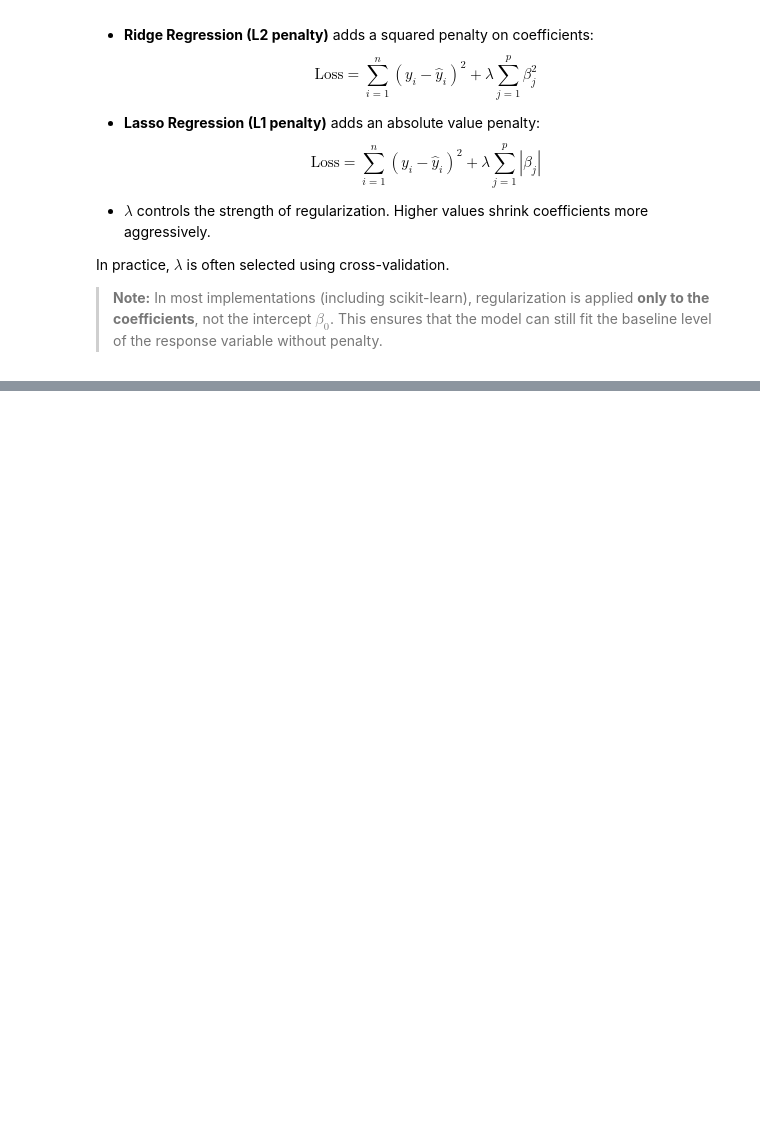
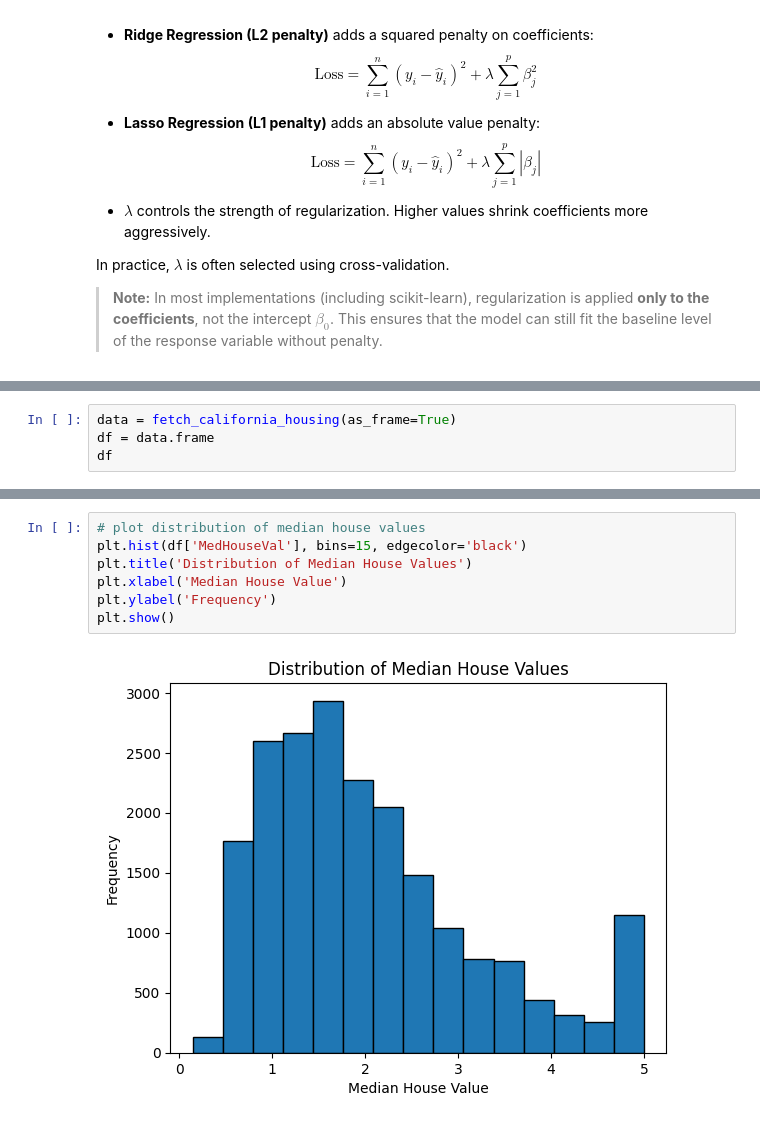
Before and after one commit to martinhamzai/ml-algorithms, a Jupyter notebook: notebooks/linear_regression.ipynb, the cells around one changed output, grey strips where cells are left out. Drawn from its saved outputs; the diff is of its cells as text; blank space fills up the shorter version.

```diff
--- a/notebooks/linear_regression.ipynb
+++ b/notebooks/linear_regression.ipynb
@@ -162,0 +498,4 @@ In practice, $\lambda$ is often selected using cross-validation.
+# %%
+data = fetch_california_housing(as_frame=True)
+df = data.frame
+df
@@ -162,0 +516,9 @@ In practice, $\lambda$ is often selected using cross-validation.
+# %%
+# plot distribution of median house values
+plt.hist(df['MedHouseVal'], bins=15, edgecolor='black')
+plt.title('Distribution of Median House Values')
+plt.xlabel('Median House Value')
+plt.ylabel('Frequency')
+plt.show()
+# %% [output]
+[figure, added]
```
Also changed, not shown: parts of 45 cells of this notebook, 1 other file.
